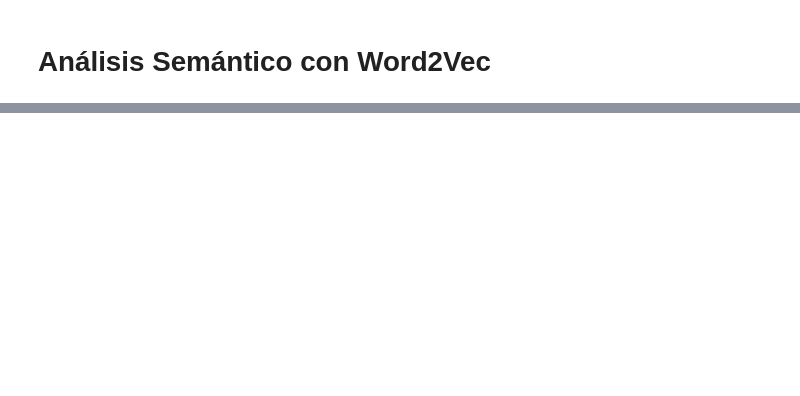
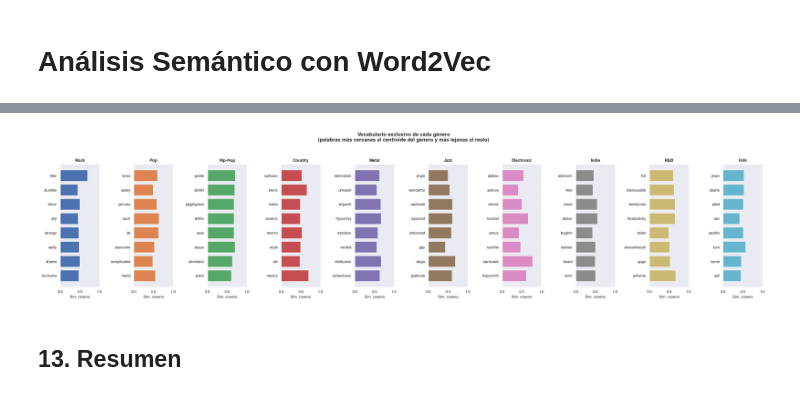
Before and after one commit to kendalls-s/Analisis-Morfosintactico-de-Letras-Musicales, a Jupyter notebook: notebooks/09_word2vec_analisis.ipynb, the cells around one changed output, grey strips where cells are left out. Cells and saved outputs as stored; diff of their text form; code cells hidden in the pictures; blank space fills up the shorter version.

```diff
--- a/notebooks/09_word2vec_analisis.ipynb
+++ b/notebooks/09_word2vec_analisis.ipynb
@@ -194,0 +361,11 @@ for g1, g2, s in pares[-3:]: print(f'  {g1} ↔ {g2}: {s:.4f}')
+# %%
+PALABRAS_COMP = ['love', 'night', 'fire', 'road']
+
+for palabra in PALABRAS_COMP:
+    print(f'\n=== "{palabra}" — vecinos por género ===')
+    for genero, modelo_g in modelos_genero.items():
+        if palabra not in modelo_g.wv:
+            continue
+        vecinos = modelo_g.wv.most_similar(palabra, topn=4)
+        vstr = ', '.join([w for w, _ in vecinos])
+        print(f'  {genero:<12} → {vstr}')
@@ -194,0 +437,29 @@ for g1, g2, s in pares[-3:]: print(f'  {g1} ↔ {g2}: {s:.4f}')
+# %%
+# Visualización: heatmap de vocabulario exclusivo
+# Muestra la similitud coseno de las top palabras de cada género con su centroide
+
+fig, axes = plt.subplots(1, len(generos_validos),
+                          figsize=(len(generos_validos) * 2.2, 5))
+if len(generos_validos) == 1: axes = [axes]
+
+for ax, genero in zip(axes, generos_validos):
+    datos  = vocab_exclusivo[genero][:8]
+    pals   = [d[0] for d in datos]
+    scores = [d[1] for d in datos]
+    color_idx = generos_validos.index(genero) % len(PALETTE)
+    ax.barh(pals[::-1], scores[::-1], color=PALETTE[color_idx], edgecolor='white')
+    ax.set_title(genero, fontsize=9, fontweight='bold')
+    ax.set_xlim(0, 1)
+    ax.set_xlabel('Sim. coseno', fontsize=8)
+    ax.tick_params(labelsize=8)
+
+plt.suptitle('Vocabulario exclusivo de cada género\n'
+             '(palabras más cercanas al centroide del género y más lejanas al resto)',
+             fontsize=11, fontweight='bold', y=1.03)
+plt.tight_layout()
+plt.savefig(FIGS / 'vocabulario_exclusivo_generos.png', dpi=130, bbox_inches='tight')
+plt.show()
+# %% [output]
+[figure, added]
+# %% [markdown]
+## 13. Resumen
```
Also changed, not shown: parts of 41 cells of this notebook, 3 other files.
